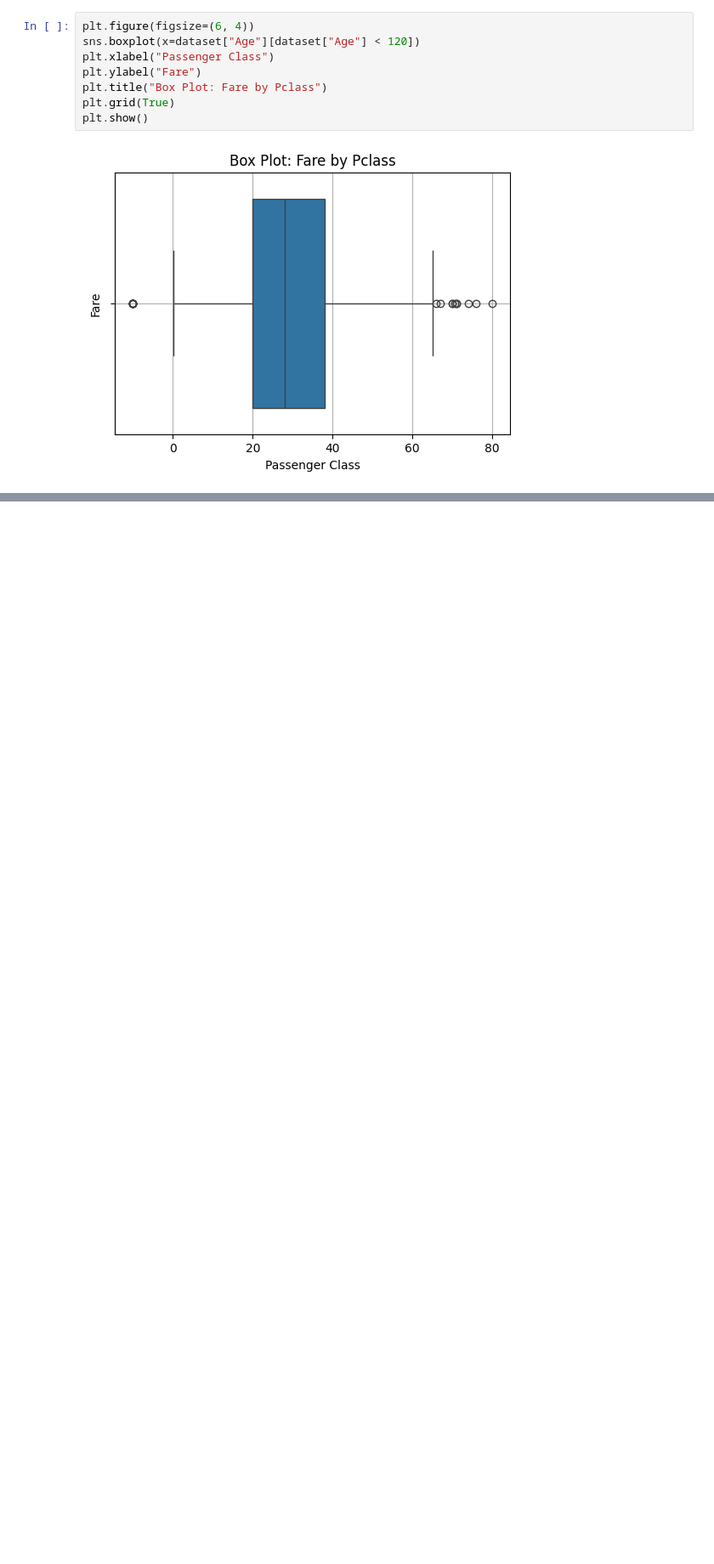
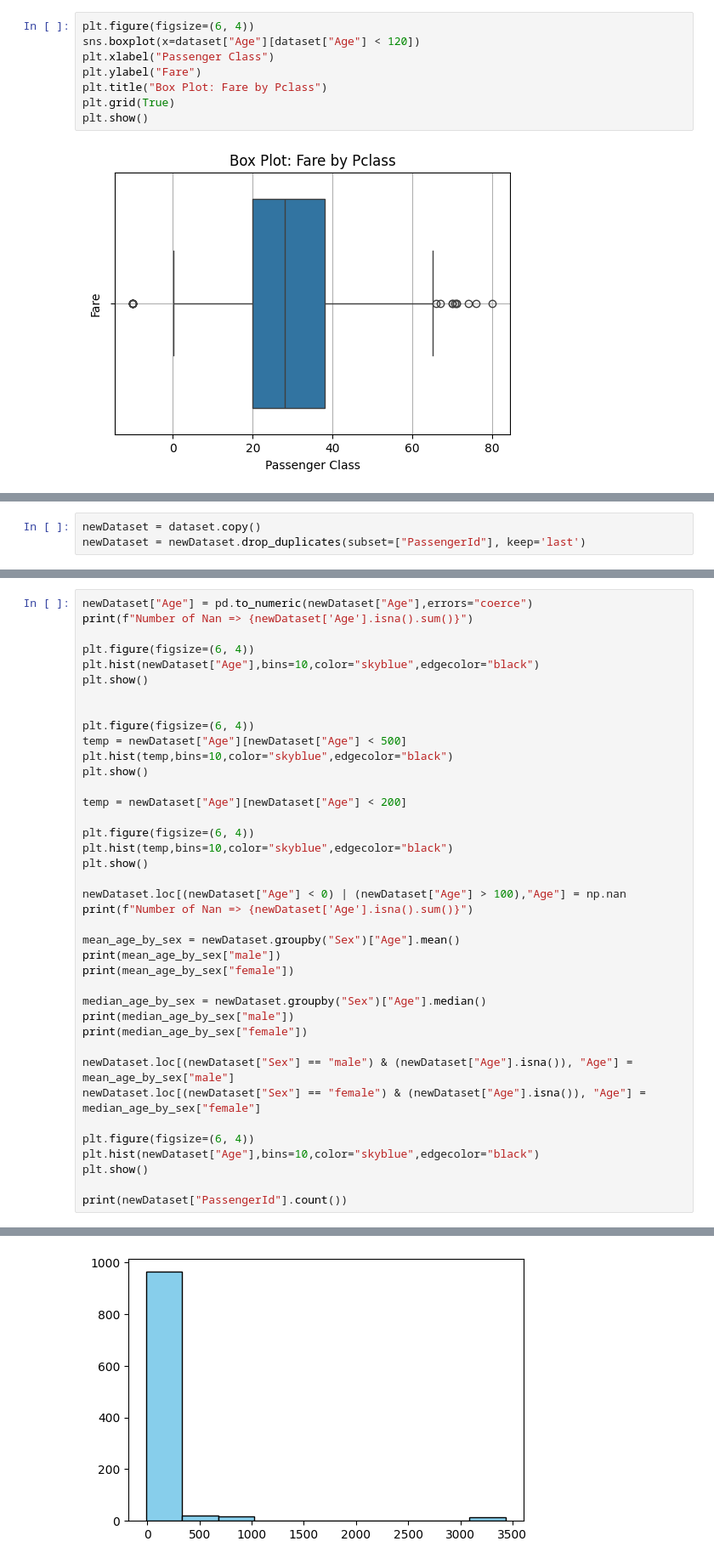
Before and after one commit to anormalprgrmr/Data-Mining--Titanic-, a Jupyter notebook: main.ipynb, the cells around one changed output, grey strips where cells are left out. Shown at 85% size. Drawn from its saved outputs; the diff is of its cells as text; blank space fills up the shorter version.

```diff
--- a/main.ipynb
+++ b/main.ipynb
@@ -309,0 +316,3 @@ plt.show()
+# %%
+newDataset = dataset.copy()
+newDataset = newDataset.drop_duplicates(subset=["PassengerId"], keep='last')
@@ -309,0 +329,40 @@ plt.show()
+# %%
+newDataset["Age"] = pd.to_numeric(newDataset["Age"],errors="coerce")
+print(f"Number of Nan => {newDataset['Age'].isna().sum()}")
+
+plt.figure(figsize=(6, 4))
+plt.hist(newDataset["Age"],bins=10,color="skyblue",edgecolor="black")
+plt.show()
+
+
+plt.figure(figsize=(6, 4))
+temp = newDataset["Age"][newDataset["Age"] < 500]
+plt.hist(temp,bins=10,color="skyblue",edgecolor="black")
+plt.show()
+
+temp = newDataset["Age"][newDataset["Age"] < 200]
+
+plt.figure(figsize=(6, 4))
+plt.hist(temp,bins=10,color="skyblue",edgecolor="black")
+plt.show()
+
+newDataset.loc[(newDataset["Age"] < 0) | (newDataset["Age"] > 100),"Age"] = np.nan
+print(f"Number of Nan => {newDataset['Age'].isna().sum()}")
+
+mean_age_by_sex = newDataset.groupby("Sex")["Age"].mean()
+print(mean_age_by_sex["male"])
+print(mean_age_by_sex["female"])
+
+median_age_by_sex = newDataset.groupby("Sex")["Age"].median()
+print(median_age_by_sex["male"])
+print(median_age_by_sex["female"])
+
+newDataset.loc[(newDataset["Sex"] == "male") & (newDataset["Age"].isna()), "Age"] = mean_age_by_sex["male"]
+newDataset.loc[(newDataset["Sex"] == "female") & (newDataset["Age"].isna()), "Age"] = median_age_by_sex["female"]
+
+plt.figure(figsize=(6, 4))
+plt.hist(newDataset["Age"],bins=10,color="skyblue",edgecolor="black")
+plt.show()
+
+print(newDataset["PassengerId"].count())
+# %% [output]
@@ -309,0 +370 @@ plt.show()
+[figure, added]
```
Also changed, not shown: parts of 26 cells of this notebook, 3 other files.
